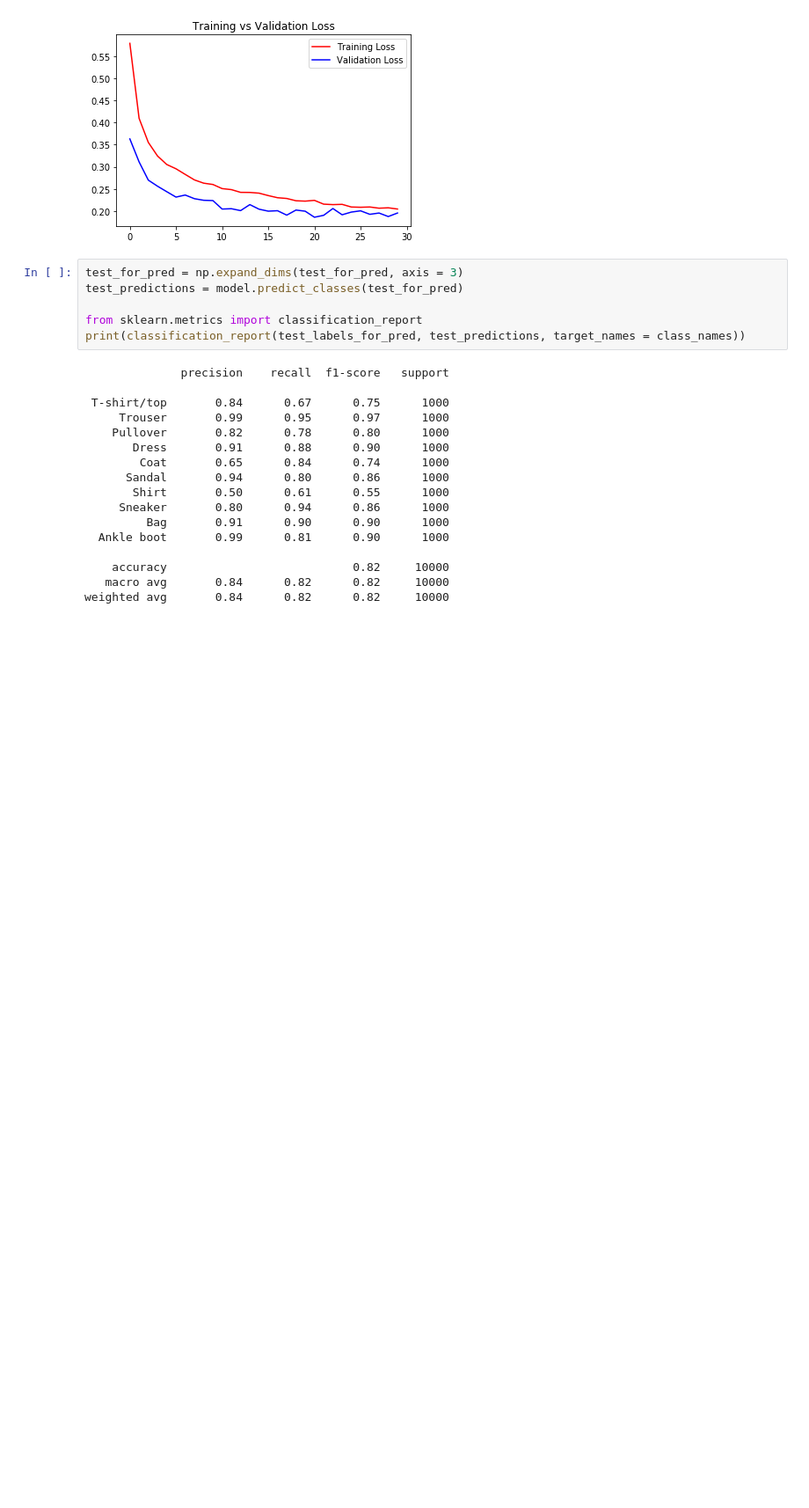
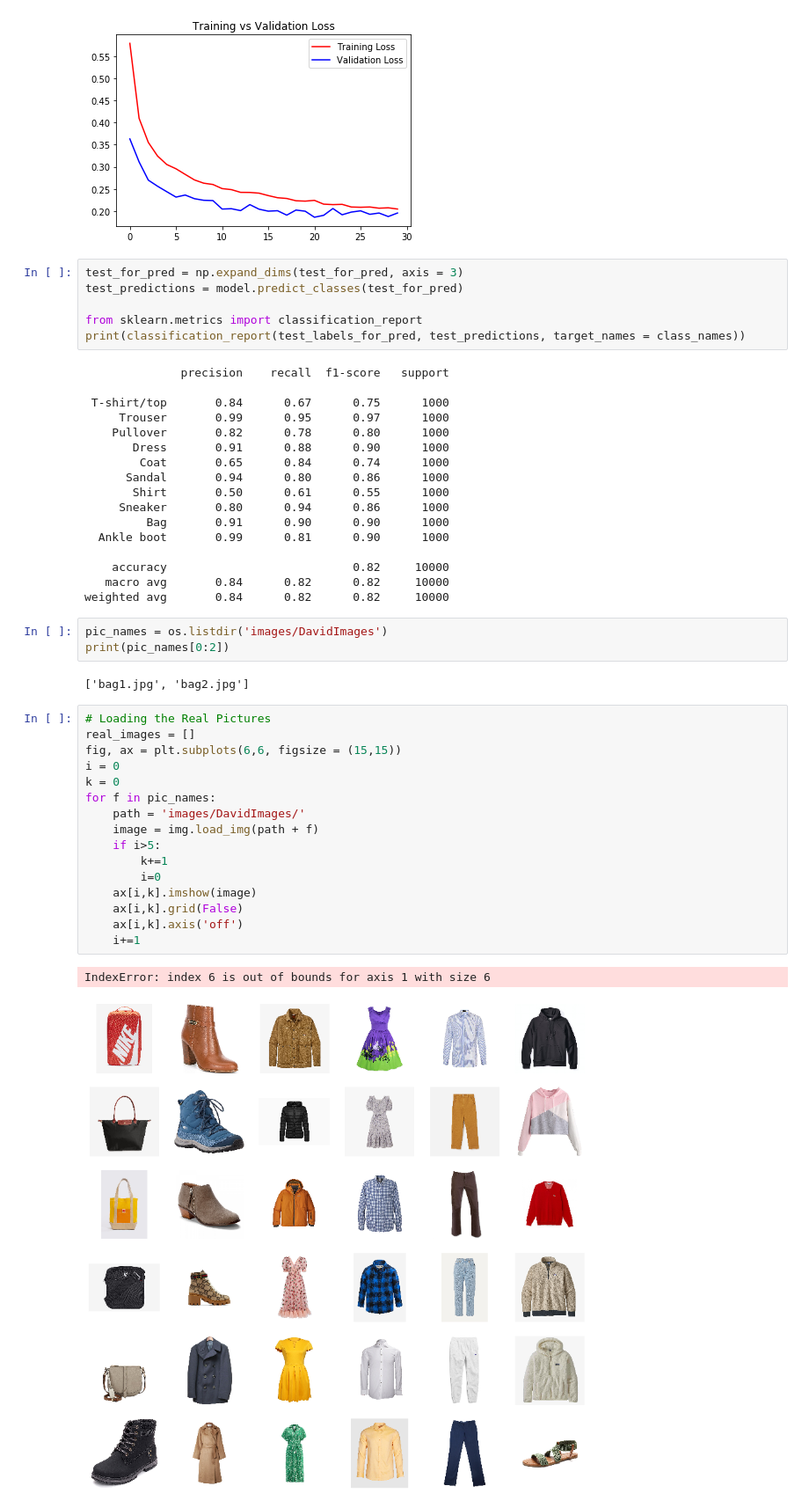
Before and after one commit to RinerAlexander/FashionVision, a Jupyter notebook: MachineLearning.ipynb, the cells around one changed output. Shown at 88% size. Saved outputs shown, nothing was run; the diff lists cells and outputs as text; blank space fills up the shorter version.

Commit message:
Image Folder Setup + Model Run

```diff
--- a/MachineLearning.ipynb
+++ b/MachineLearning.ipynb
@@ -200,3 +200,27 @@ print(classification_report(test_labels_for_pred, test_predictions, target_names
     accuracy                           0.82     10000
    macro avg       0.84      0.82      0.82     10000
 weighted avg       0.84      0.82      0.82     10000
+# %%
+pic_names = os.listdir('images/DavidImages')
+print(pic_names[0:2])
+# %% [output]
+['bag1.jpg', 'bag2.jpg']
+# %%
+# Loading the Real Pictures
+real_images = []
+fig, ax = plt.subplots(6,6, figsize = (15,15))
+i = 0
+k = 0
+for f in pic_names:
+    path = 'images/DavidImages/'
+    image = img.load_img(path + f)
+    if i>5:
+        k+=1
+        i=0
+    ax[i,k].imshow(image)
+    ax[i,k].grid(False)
+    ax[i,k].axis('off')
+    i+=1
+# %% [output]
+IndexError: index 6 is out of bounds for axis 1 with size 6
+[figure, added]
```
Also changed, not shown: parts of 12 cells of this notebook, 50 other files.
